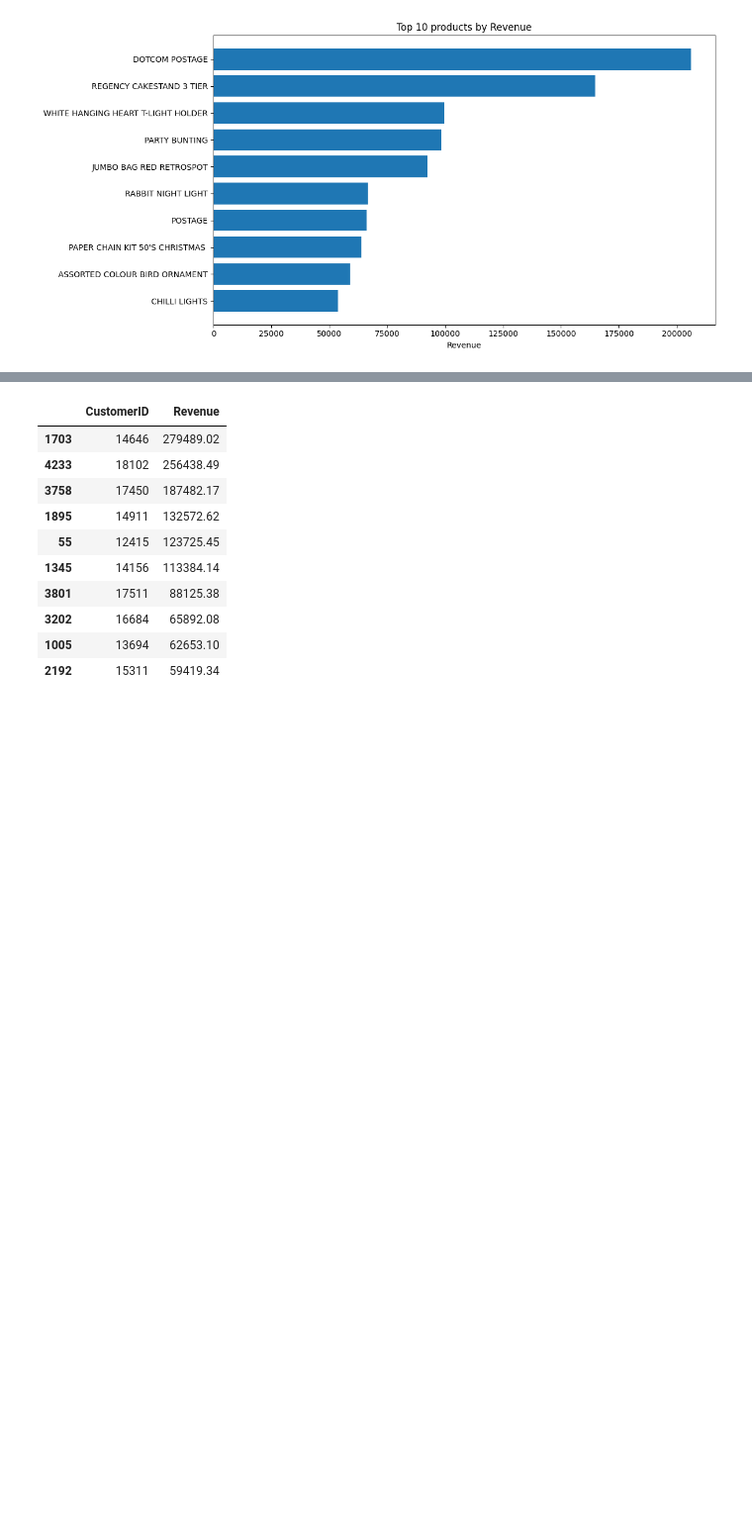
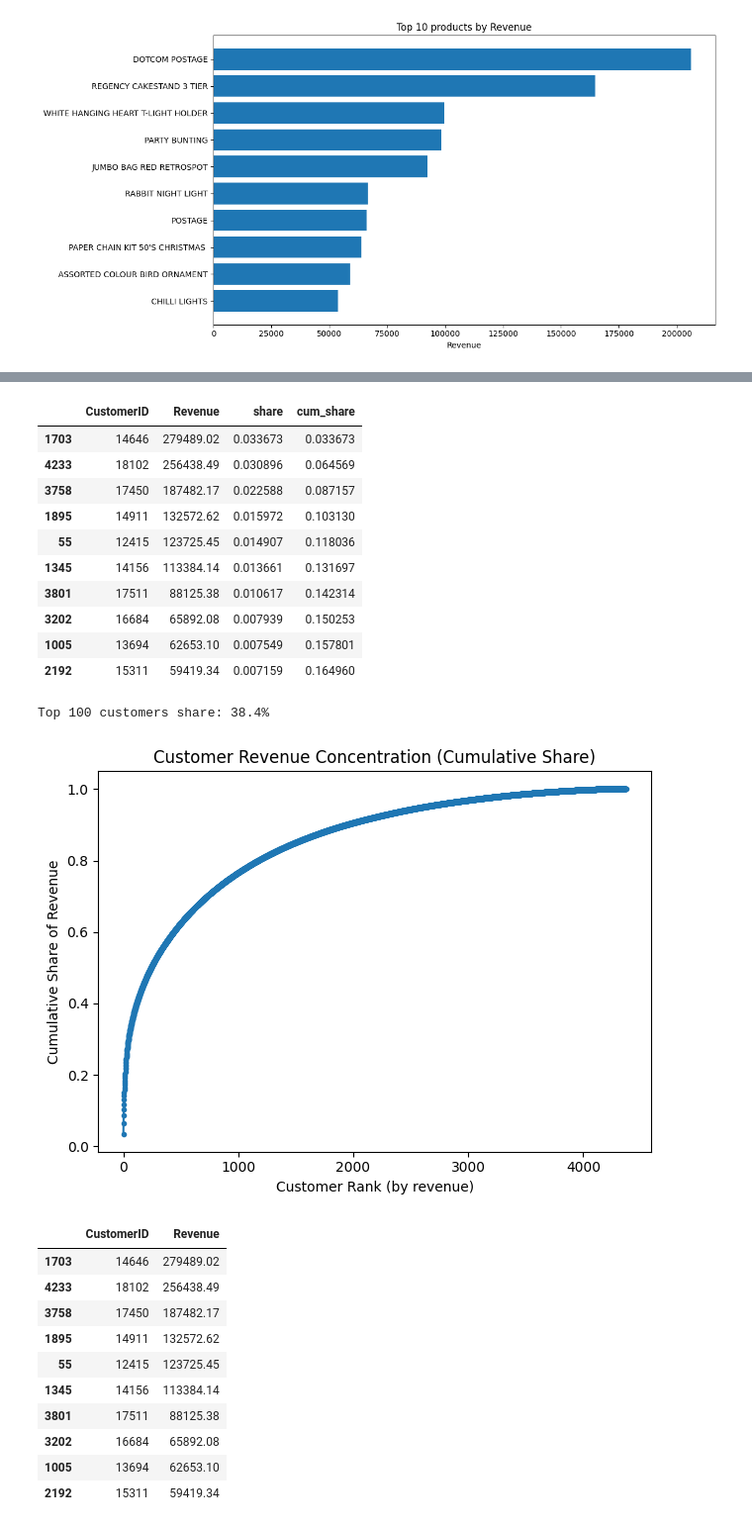
Before and after one commit to md-sarwar-jahan/Ecommerce_analysis, a Jupyter notebook: ecommerce-analysis.ipynb, the cells around one changed output, grey strips where cells are left out. Shown at 99% size. Saved outputs shown, nothing was run; the diff lists cells and outputs as text; code cells hidden in the pictures; blank space fills up the shorter version.

```diff
--- a/ecommerce-analysis.ipynb
+++ b/ecommerce-analysis.ipynb
@@ -144,3 +148,38 @@ country_rev.head(10)
+# %%
+# Cell E — Customer Concentration (LTV)
+cust_rev = (
+    df_customers.groupby('CustomerID', as_index=False)['Revenue']
+      .sum()
+      .sort_values('Revenue', ascending=False)
+)
+cust_rev['share'] = cust_rev['Revenue'] / cust_rev['Revenue'].sum()
+cust_rev['cum_share'] = cust_rev['share'].cumsum()
+
+display(cust_rev.head(10))
+print(f"Top 100 customers share: {cust_rev.head(100)['share'].sum():.1%}")
+
+# Plot cumulative share curve
+plt.figure()
+plt.plot(range(1, len(cust_rev)+1), cust_rev['cum_share'], marker='.')
+plt.title('Customer Revenue Concentration (Cumulative Share)')
+plt.xlabel('Customer Rank (by revenue)')
+plt.ylabel('Cumulative Share of Revenue')
+plt.tight_layout()
+plt.show()
+# %% [output]
+|  | CustomerID | Revenue | share | cum_share |
+| 1703 | 14646 | 279489.02 | 0.033673 | 0.033673 |
+| 4233 | 18102 | 256438.49 | 0.030896 | 0.064569 |
+| 3758 | 17450 | 187482.17 | 0.022588 | 0.087157 |
+| 1895 | 14911 | 132572.62 | 0.015972 | 0.103130 |
+| 55 | 12415 | 123725.45 | 0.014907 | 0.118036 |
+| 1345 | 14156 | 113384.14 | 0.013661 | 0.131697 |
+| 3801 | 17511 | 88125.38 | 0.010617 | 0.142314 |
+| 3202 | 16684 | 65892.08 | 0.007939 | 0.150253 |
+| 1005 | 13694 | 62653.10 | 0.007549 | 0.157801 |
+| 2192 | 15311 | 59419.34 | 0.007159 | 0.164960 |
+Top 100 customers share: 38.4%
+[figure, added]
 # %%
 # Top customers (lifetime value)
 top_customers = df_customers.groupby('CustomerID', as_index=False)['Revenue'].sum().sort_values('Revenue', ascending=False).head(20)
```
Also changed, not shown: parts of 5 cells of this notebook.
